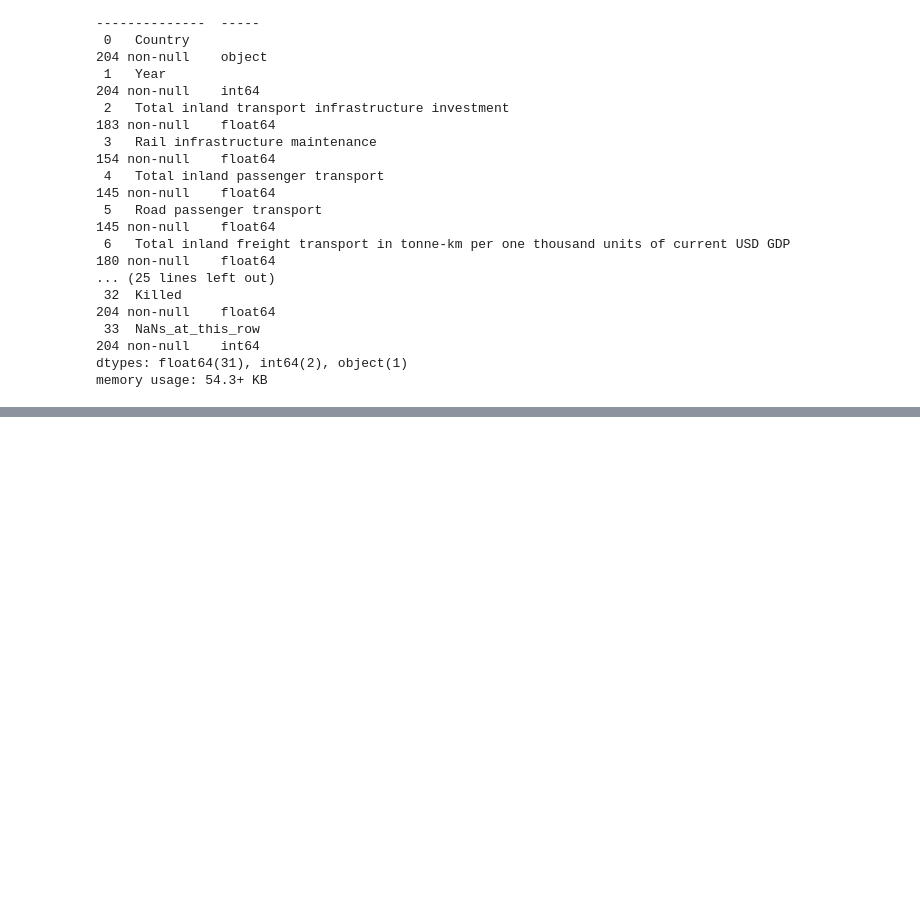
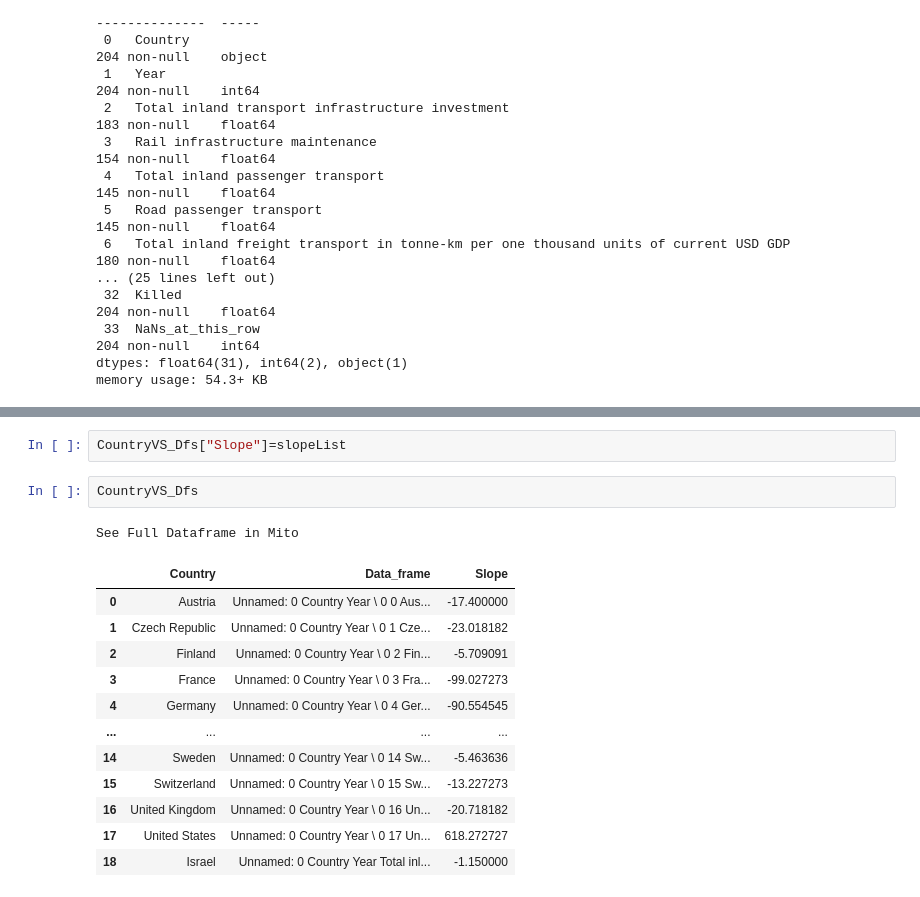
Before and after one commit to zeevSozin/data-science-project, a Jupyter notebook: dataCleaning.ipynb, the cells around one changed output, grey strips where cells are left out. Cells and saved outputs as stored; diff of their text form; blank space fills up the shorter version.

```diff
--- a/dataCleaning.ipynb
+++ b/dataCleaning.ipynb
@@ -486,0 +563,18 @@ memory usage: 54.3+ KB
+# %%
+CountryVS_Dfs["Slope"]=slopeList
+# %%
+CountryVS_Dfs
+# %% [output]
+See Full Dataframe in Mito
+|  | Country | Data_frame | Slope |
+| 0 | Austria | Unnamed: 0 Country Year \ 0 0 Aus... | -17.400000 |
+| 1 | Czech Republic | Unnamed: 0 Country Year \ 0 1 Cze... | -23.018182 |
+| 2 | Finland | Unnamed: 0 Country Year \ 0 2 Fin... | -5.709091 |
+| 3 | France | Unnamed: 0 Country Year \ 0 3 Fra... | -99.027273 |
+| 4 | Germany | Unnamed: 0 Country Year \ 0 4 Ger... | -90.554545 |
+| ... | ... | ... | ... |
+| 14 | Sweden | Unnamed: 0 Country Year \ 0 14 Sw... | -5.463636 |
+| 15 | Switzerland | Unnamed: 0 Country Year \ 0 15 Sw... | -13.227273 |
+| 16 | United Kingdom | Unnamed: 0 Country Year \ 0 16 Un... | -20.718182 |
+| 17 | United States | Unnamed: 0 Country Year \ 0 17 Un... | 618.272727 |
+| 18 | Israel | Unnamed: 0 Country Year Total inl... | -1.150000 |
```
Also changed, not shown: parts of 20 cells of this notebook, 22 other files.
